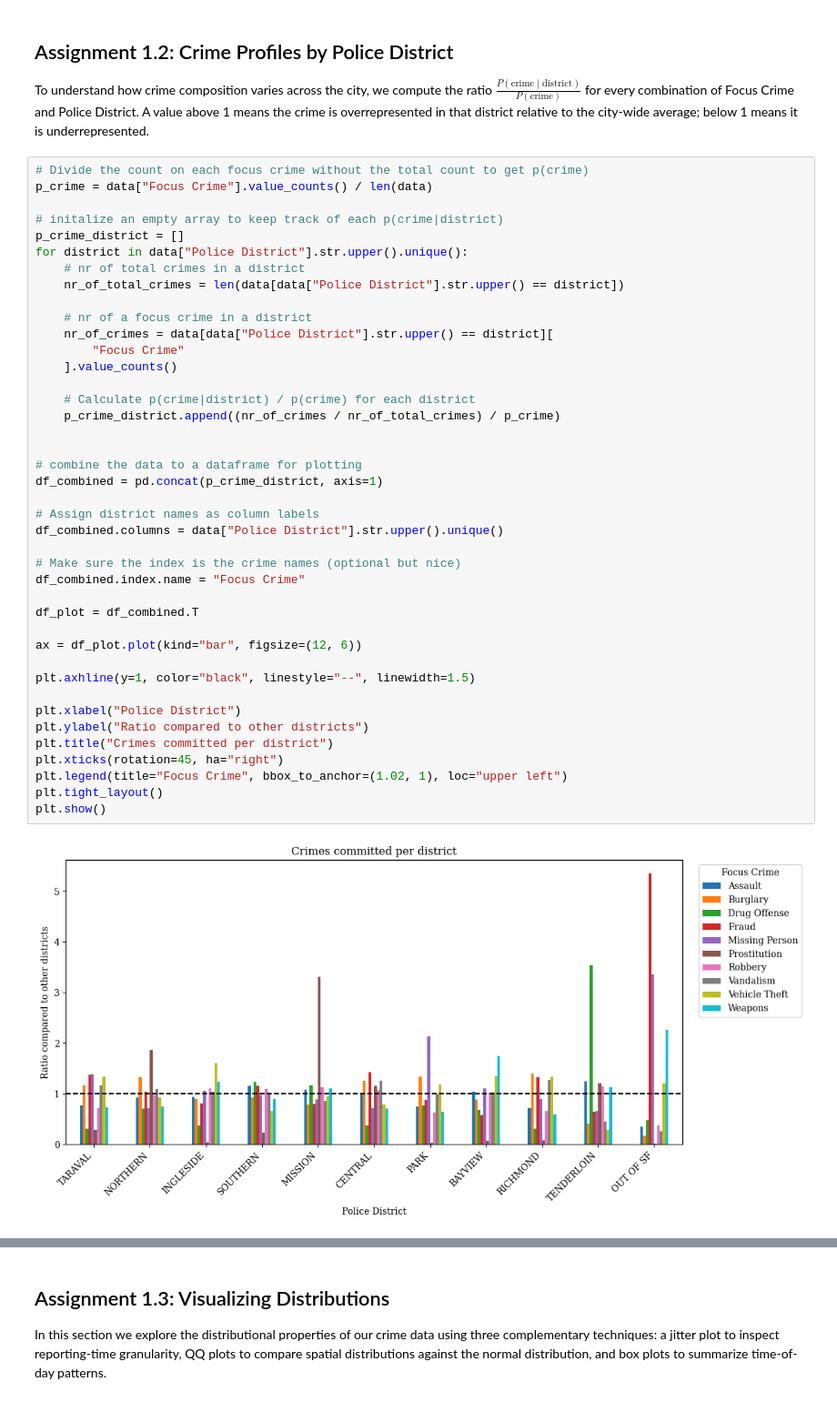
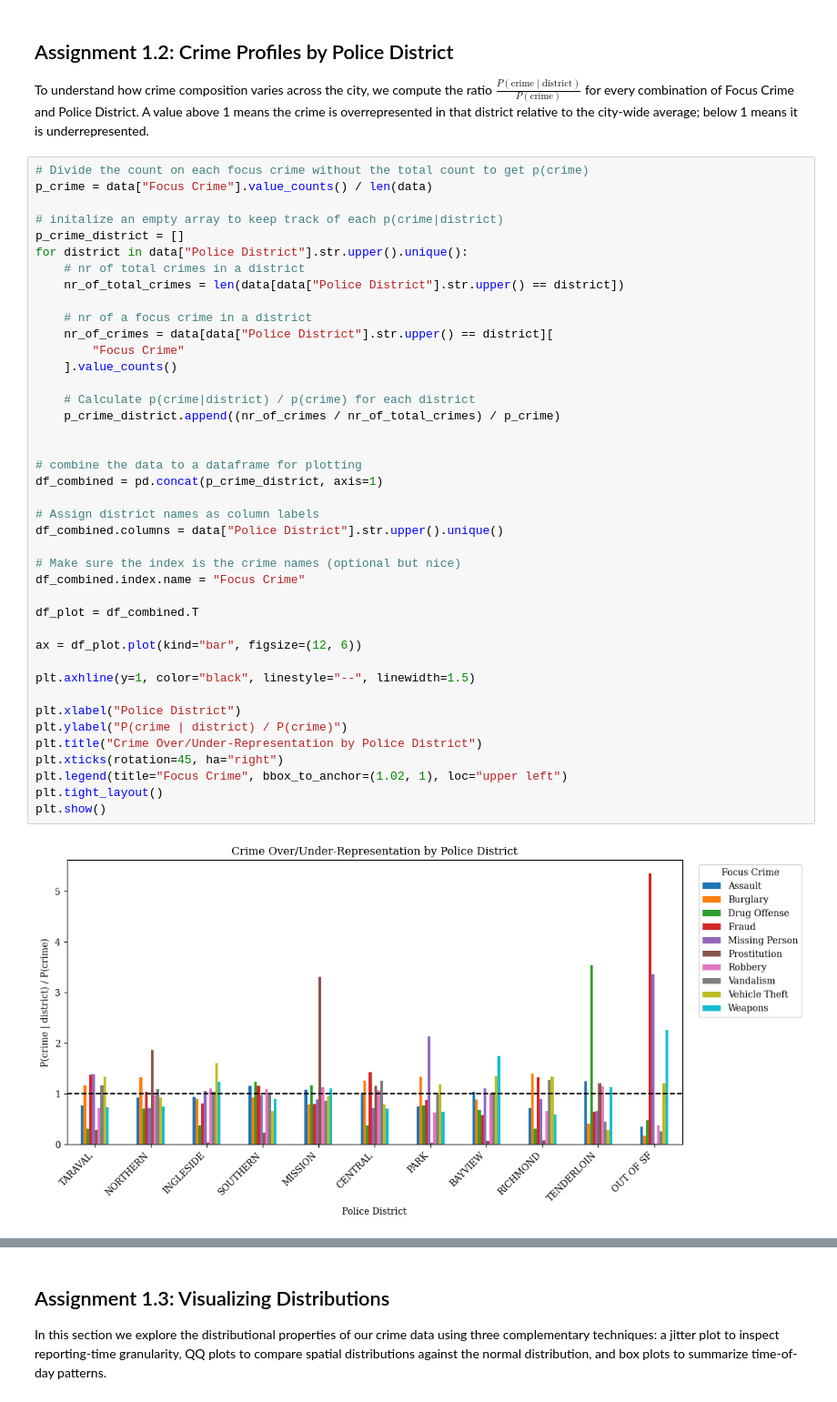
Before and after one commit to adamajane/social-data-analysis-and-visualization-02806-assignments, a Jupyter notebook: assignment_1/assignment_1_hand_in.ipynb, the cells around one changed output, grey strips where cells are left out. Shown at 91% size. Cells and saved outputs as stored; diff of their text form.

```diff
--- a/assignment_1/assignment_1_hand_in.ipynb
+++ b/assignment_1/assignment_1_hand_in.ipynb
@@ -99,36 +98,36 @@ for district in data["Police District"].str.upper().unique():
     # nr of a focus crime in a district
     nr_of_crimes = data[data["Police District"].str.upper() == district][
         "Focus Crime"
     ].value_counts()
 
     # Calculate p(crime|district) / p(crime) for each district
     p_crime_district.append((nr_of_crimes / nr_of_total_crimes) / p_crime)
 
 
 # combine the data to a dataframe for plotting
 df_combined = pd.concat(p_crime_district, axis=1)
 
 # Assign district names as column labels
 df_combined.columns = data["Police District"].str.upper().unique()
 
 # Make sure the index is the crime names (optional but nice)
 df_combined.index.name = "Focus Crime"
 
 df_plot = df_combined.T
 
 ax = df_plot.plot(kind="bar", figsize=(12, 6))
 
 plt.axhline(y=1, color="black", linestyle="--", linewidth=1.5)
 
 plt.xlabel("Police District")
-plt.ylabel("Ratio compared to other districts")
-plt.title("Crimes committed per district")
+plt.ylabel("P(crime | district) / P(crime)")
+plt.title("Crime Over/Under-Representation by Police District")
 plt.xticks(rotation=45, ha="right")
 plt.legend(title="Focus Crime", bbox_to_anchor=(1.02, 1), loc="upper left")
 plt.tight_layout()
 plt.show()
 # %% [output]
-[figure, old version]
+[figure, new version]
 # %% [markdown]
 ### Partial Conclusion
 
```
Also changed, not shown: parts of 11 cells of this notebook.
